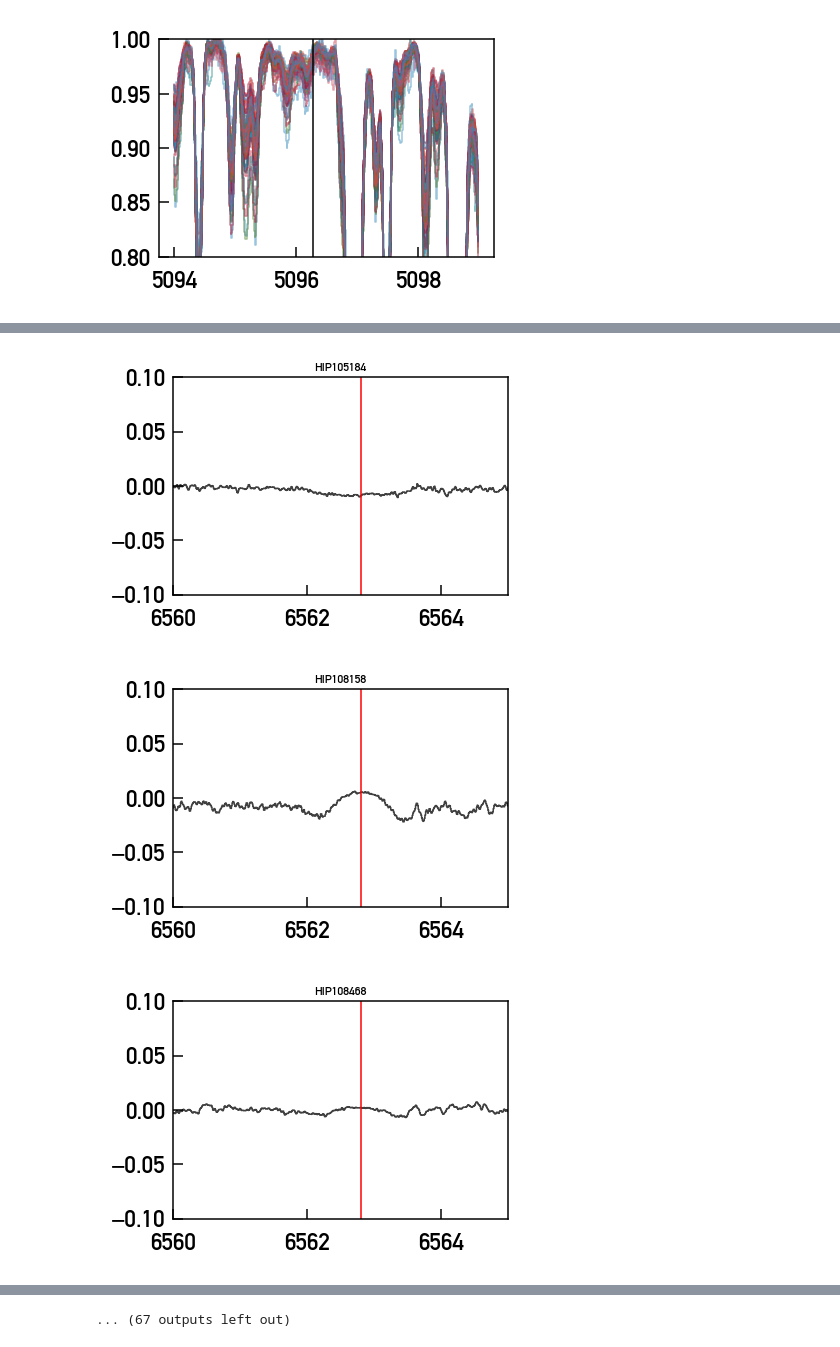
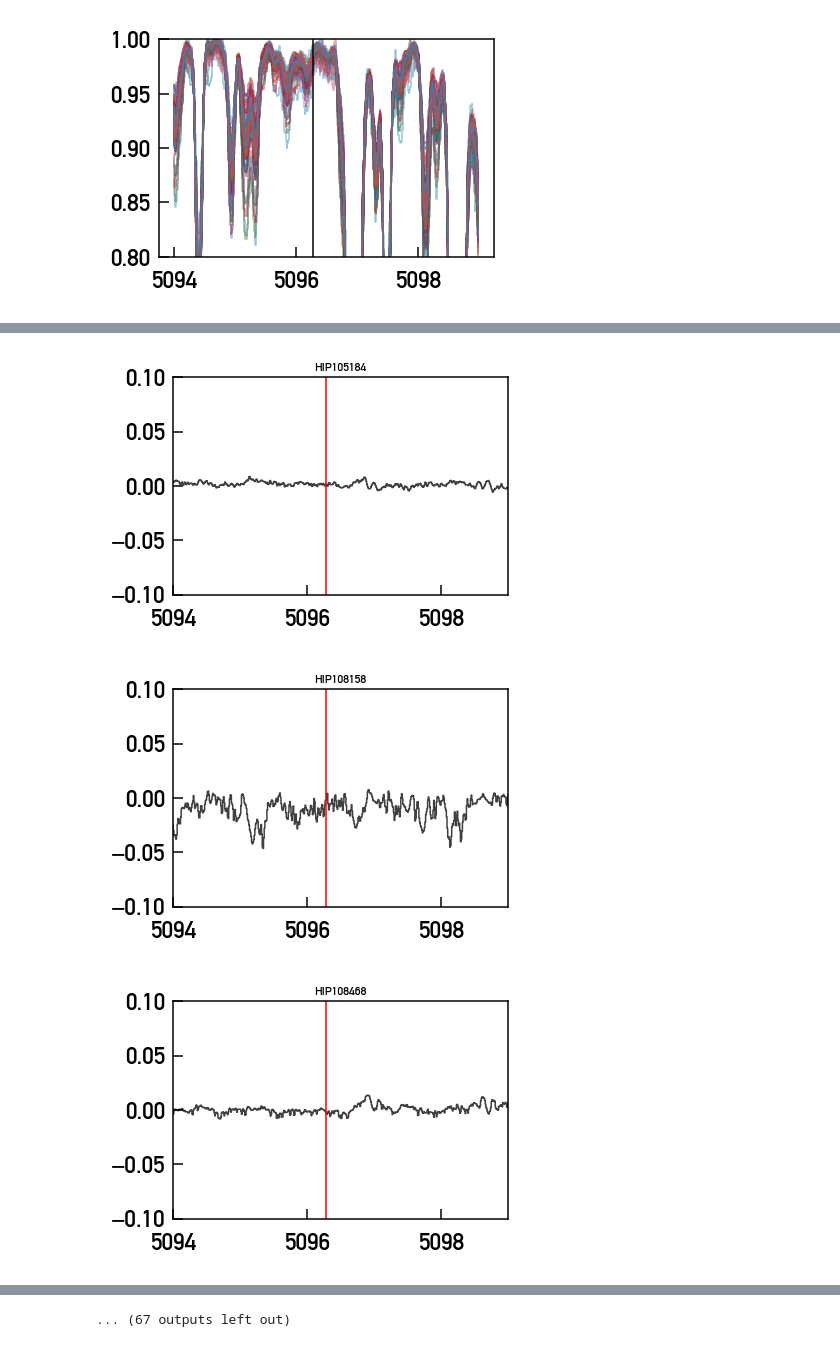
Before and after one commit to megbedell/silver-robot, a Jupyter notebook: notebooks/aliens.ipynb, the cells around one changed output, grey strips where cells are left out. Cells and saved outputs as stored; diff of their text form; code cells hidden in the pictures.

```diff
--- a/notebooks/aliens.ipynb
+++ b/notebooks/aliens.ipynb
@@ -43,7 +46,17 @@ waves = waves[keep]
 fluxs = fluxs[:, keep]
 mask = mask[:, keep]
 # %%
-def fit_one_spectrum(thisn, hyper = 0.1):
+def make_B(waves, start_order = 2, stop_order = 20):
+    thetas = np.pi * (waves - waves.min())/(waves.max() - waves.min())
+    K = stop_order - start_order
+    B = np.zeros((2 * K, len(thetas)))
+    for k in range(K):
+        B[2*k] = np.cos(k * thetas)
+        B[2*k+1] = np.sin(k * thetas)
+    return B
+
+
+def fit_one_spectrum(thisn, hypers = (0.1, 1.e6)):
     """
     bugs:
     -----
@@ -52,9 +65,14 @@ def fit_one_spectrum(thisn, hyper = 0.1):
     """
     otherns = np.delete(np.arange(N), thisn)
     A = fluxs[otherns, :]
+    B = make_B(waves)
+    K,M = np.shape(B)
+    A = np.append(A, B, axis=0)
     ATA = np.dot(A, A.T)
     ATy = np.dot(A, fluxs[thisn])
-    lambdainv = np.eye(N-1) * (hyper / (N * N))
+    lambdainv_diag = np.repeat(hypers[0] * (N * N), N-1) # inverse variance
+    lambdainv_diag = np.append(lambdainv_diag, np.repeat(hypers[1], K))
+    lambdainv = np.diag(lambdainv_diag)
     # regularized least-square fit
     x = np.linalg.solve(ATA + lambdainv, ATy)
     y_predicted = np.dot(A.T, x)
@@ -64,9 +80,12 @@ def fit_one_spectrum(thisn, hyper = 0.1):
+# %%
+ys_predicted = np.zeros_like(fluxs)
+for n in range(N):
+    ys_predicted[n] = fit_one_spectrum(n)
 # %%
-xlim = (6560, 6565)
+xlim = (5094, 5099)
 for n in range(N):
-    y_predicted = fit_one_spectrum(n)
     plt.clf()
-    plt.step(waves, fluxs[n] - y_predicted, color="k", alpha=0.75)
+    plt.step(waves, fluxs[n] - ys_predicted[n], color="k", alpha=0.75)
     plt.axvline(Tc_line, color="r")
     plt.axvline(Ha_line, color="r")
     plt.xlim(xlim)
@@ -83,3 +102,3 @@ for n in range(N):
-[figure, old version]
+[figure, new version]
-[figure, old version]
+[figure, new version]
-[figure, old version]
+[figure, new version]
```
Also changed, not shown: parts of 7 cells of this notebook.
